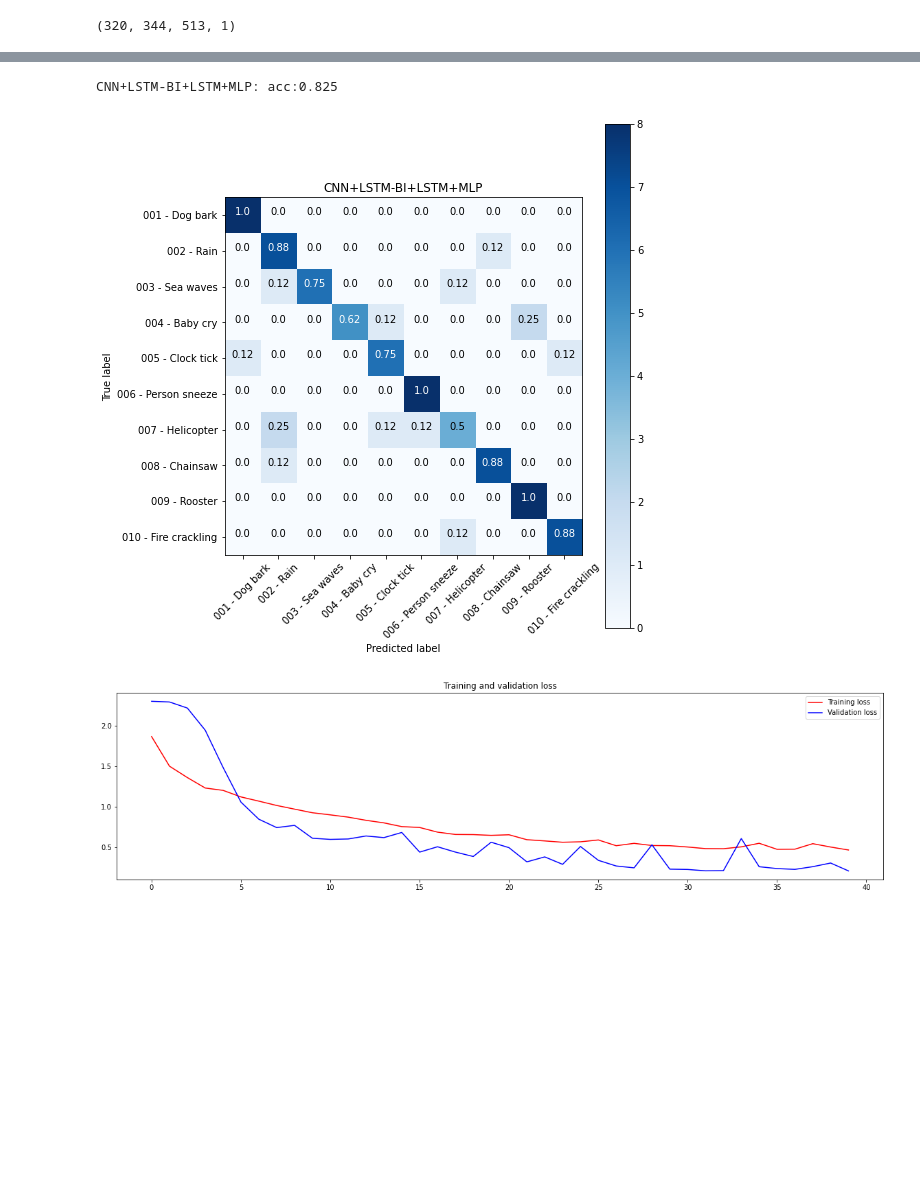
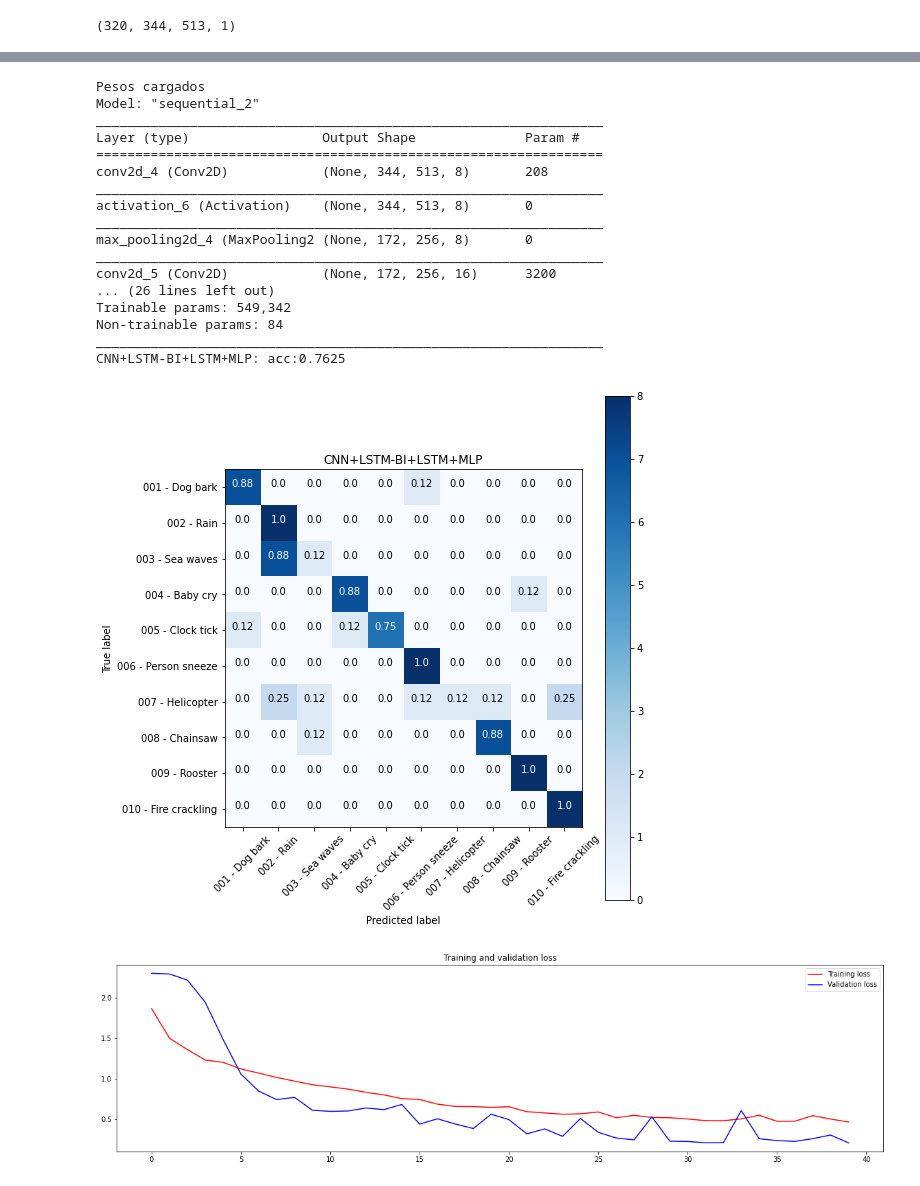
Before and after one commit to DavidCastilloAlvarado/STFT_ESC10, a Jupyter notebook: STFTstudy.ipynb, the cells around one changed output, grey strips where cells are left out. Cells and saved outputs as stored; diff of their text form; code cells hidden in the pictures; blank space fills up the shorter version.

Commit message:
Ultima versión Contiene el generador y sus variantes en los modelos

```diff
--- a/STFTstudy.ipynb
+++ b/STFTstudy.ipynb
@@ -448,0 +294,30 @@ XGB+PCA: acc:0.6375
+# %%
+# Dividiendo lasmuestras de forma homogenea
+# audio_data, labels,classes
+X_trainG, X_testG, y_trainG, y_testG = train_test_split(audio_data_orig,labels_orig, test_size=0.20,random_state =50,stratify= labels_orig)
+#audio_data_orig = None
+gc.collect()
+print("Split ready")
+n_fft = 1024 # n_fft/2+1 como la cantidad de bandas a descomponer en el espectro de frecuencia
+win_length=1024 # Ventaneo de la STFT
+hop_length=int(win_length/2) # Desplazamiento de la ventana de transformación
+
+train_gen = DataSoundGenerator(Xsound=X_trainG,
+                              Yclass=np.array(y_trainG),
+                              batch_size=12,
+                              childrens=5, n_fft = n_fft, win_length=win_length, hop_length=hop_length,
+                              num_classes=10,
+                              random_state=5)
+
+val_gen = DataSoundGenerator(Xsound=X_testG,
+                              Yclass=np.array(y_testG),
+                              batch_size=8,
+                              childrens=3, n_fft = n_fft, win_length=win_length, hop_length=hop_length,
+                              num_classes=10,
+                              random_state=5)
+input_shape_nn =  train_gen.shape_spectro[0],train_gen.shape_spectro[1],1
+#print(traingen.shape_spectro)
+print(input_shape_nn)
+
+#print(traingen.__getitem__(0)[0] )
+#model2.fit(traingen,epochs=3, workers=8 )
@@ -565,10 +392,27 @@ Epoch 00040: val_loss did not improve from 0.79430
 # %%
+model = model_CRNN(input_shape_nn,reshape_time_len,reshape_feature_len,saved_file='models/soundClassCRNNGEN0.5194acc_val0.8958_train0.7513.hdf5' )
 y_pred=model.predict(X_test_NN)
 print("CNN+LSTM-BI+LSTM+MLP: acc:"+ str(accuracy_score([y_i.argmax() for y_i in y_test_NN], [y_i.argmax() for y_i in y_pred])))
 plot_confusion_matrix(y_true=y_test_NN, y_pred=y_pred, class_names=classes,title="CNN+LSTM-BI+LSTM+MLP",normalize=True,onehot=True )
 # %% [output]
-CNN+LSTM-BI+LSTM+MLP: acc:0.825
+Pesos cargados
+Model: "sequential_2"
+_________________________________________________________________
+Layer (type)                 Output Shape              Param #
+=================================================================
+conv2d_4 (Conv2D)            (None, 344, 513, 8)       208
+_________________________________________________________________
+activation_6 (Activation)    (None, 344, 513, 8)       0
+_________________________________________________________________
+max_pooling2d_4 (MaxPooling2 (None, 172, 256, 8)       0
+_________________________________________________________________
+conv2d_5 (Conv2D)            (None, 172, 256, 16)      3200
+... (26 lines left out)
+Trainable params: 549,342
+Non-trainable params: 84
+_________________________________________________________________
+CNN+LSTM-BI+LSTM+MLP: acc:0.7625
-[figure, old version]
+[figure, new version]
 # %%
 import matplotlib.pyplot as plt
 acc = history.history['accuracy']
```
Also changed, not shown: parts of 19 cells of this notebook, 2 other files.
